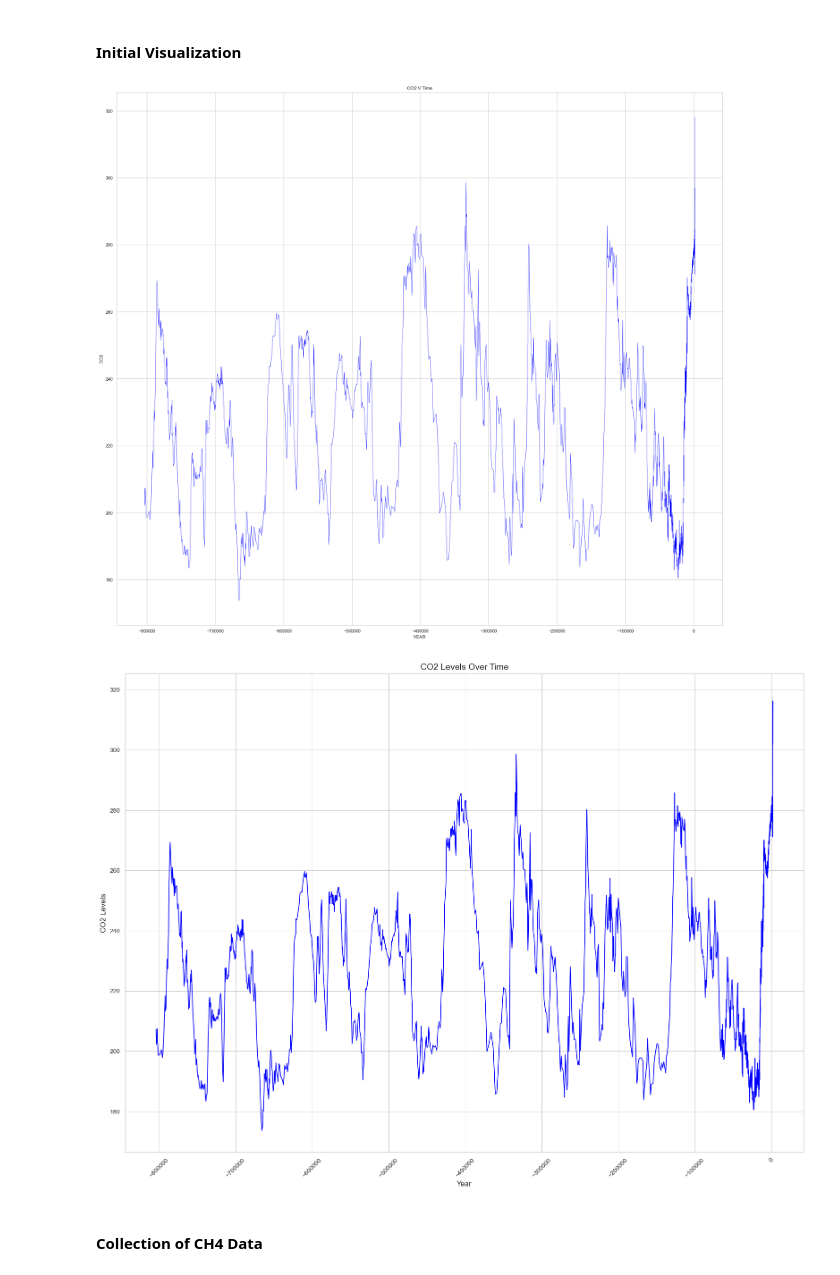
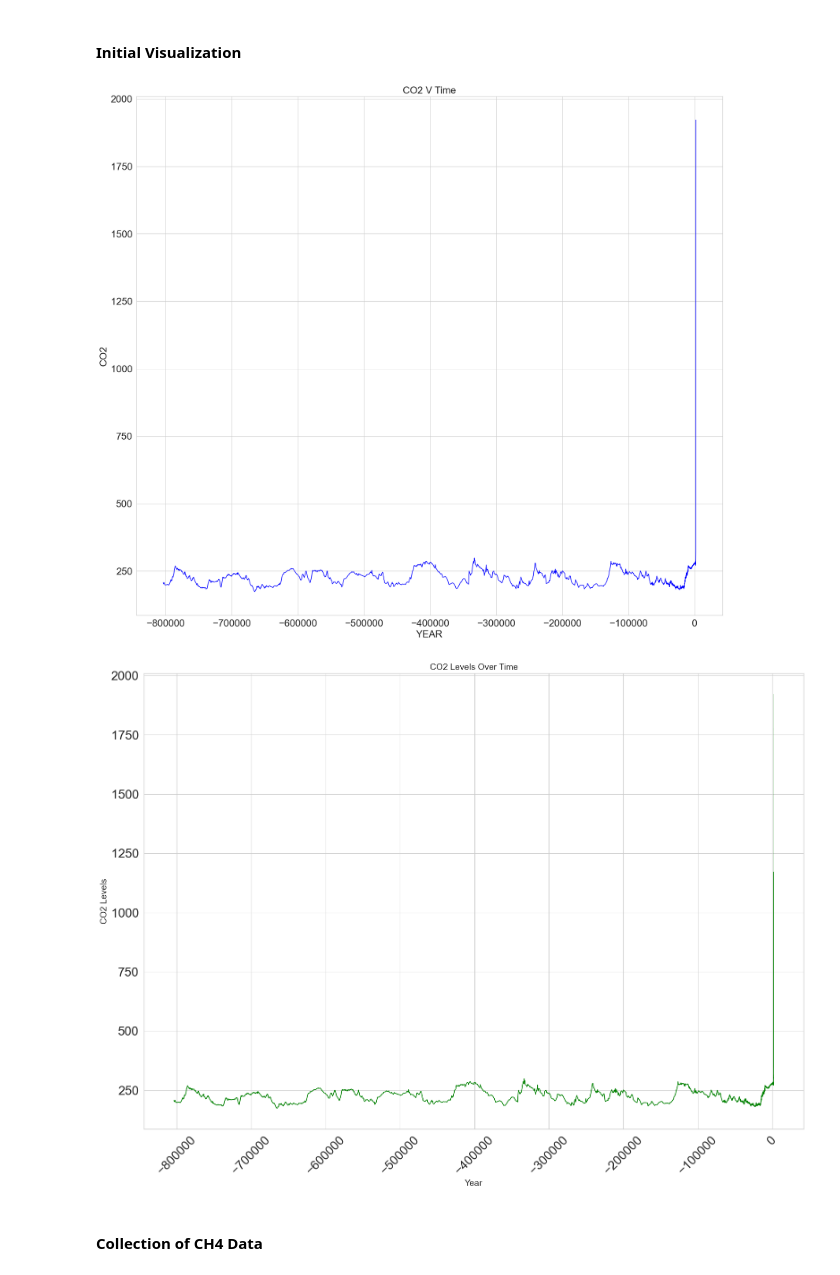
Before and after one commit to rebhanqui/programming-data-project-2, a Jupyter notebook: c02-v-temperature.ipynb, the cells around one changed output. Saved outputs shown, nothing was run; the diff lists cells and outputs as text; code cells hidden in the pictures.

```diff
--- a/c02-v-temperature.ipynb
+++ b/c02-v-temperature.ipynb
@@ -201,43 +201,40 @@ print(correlation)
 # %%
 #Matplotlib Line plot
 plt.figure(figsize=(18, 16))
-plt.plot(mergeepica1["year"], mergeepica1["co2epica8kyr1"], color="blue")
-plt.xlabel("YEAR")
-plt.ylabel("CO2")
-plt.xticks()
-plt.yticks()
-plt.title("CO2 V Time")
+plt.plot(mergeddata["year"], mergeddata["co2"], color="blue")
+plt.xlabel("YEAR", fontsize=20)
+plt.ylabel("CO2", fontsize=20)
+plt.xticks(fontsize=20)
+plt.yticks(fontsize=20)
+plt.title("CO2 V Time", fontsize=20)
 plt.tight_layout()
 plt.savefig("lineplot1.png")
 # %% [output]
-[figure, old version]
+[figure, new version]
 # %%
 #SNS Lineplot
 #style
 sns.set_style("whitegrid")
 sns.set_context("paper")  # Adjust context to paper for smaller font sizes
 
 #size
 plt.figure(figsize=(16, 12))
 
 #lineplot
-sns.lineplot(data=mergeepica1, x="year", y="co2epica8kyr1", color="blue")
+sns.lineplot(data=mergeddata, x="year", y="co2", color="green")
 
 #labels
-plt.xlabel("Year", fontsize=12)
-plt.ylabel("CO2 Levels", fontsize=12)
+plt.xlabel("Year", fontsize=14)
+plt.ylabel("CO2 Levels", fontsize=14)
 plt.title("CO2 Levels Over Time", fontsize=14)
-plt.xticks(rotation=45)
-
-#ticks spacing
-plt.xticks(fontsize=10)
-plt.yticks(fontsize=10)
+plt.xticks(rotation=45, fontsize=20)
+plt.yticks(fontsize=20)
 
 
 plt.tight_layout()  #additional spacing
 plt.savefig("snslineplotnew.png")
 # %% [output]
-[figure, old version]
+[figure, new version]
 # %% [markdown]
 #### Collection of CH4 Data
 # %%
```
Also changed, not shown: parts of 2 cells of this notebook, 3 other files.
